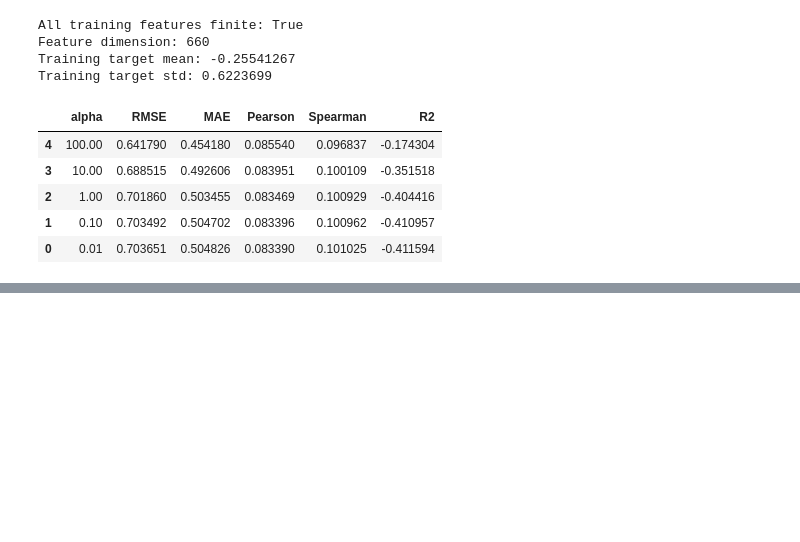
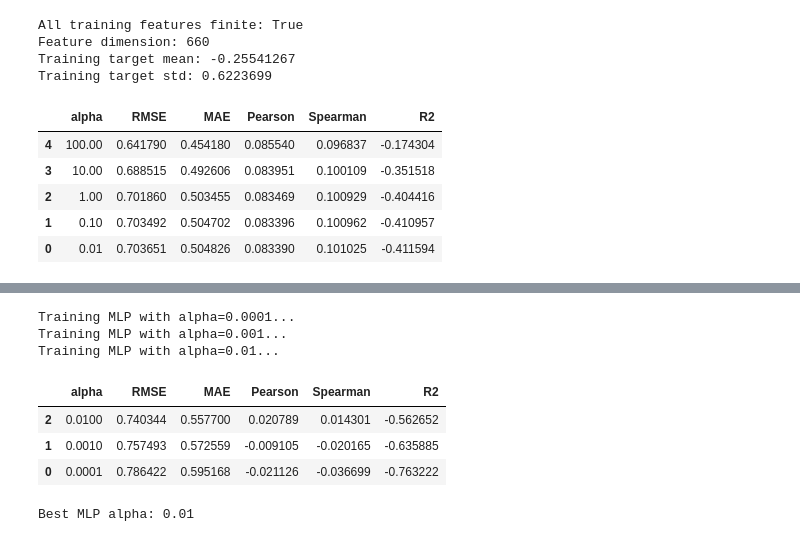
Before and after one commit to subhash-kurmana/Mandrake-Bio, a Jupyter notebook: notebooks/03_esm2_activity_prediction.ipynb, the cells around one changed output, grey strips where cells are left out. Drawn from its saved outputs; the diff is of its cells as text; code cells hidden in the pictures; blank space fills up the shorter version.

```diff
--- a/notebooks/03_esm2_activity_prediction.ipynb
+++ b/notebooks/03_esm2_activity_prediction.ipynb
@@ -807,0 +867,70 @@ display(
+# %%
+# Select the MLP regularization strength using the validation set only.
+# The primary test set remains untouched.
+
+mlp_alphas = [
+    0.0001,
+    0.001,
+    0.01
+]
+
+esm_mlp_results = []
+
+for alpha in mlp_alphas:
+
+    print(f"Training MLP with alpha={alpha}...")
+
+    model = build_esm_mlp_model(
+        alpha=alpha
+    )
+
+    model.fit(
+        X_train_pos,
+        y_train_pos
+    )
+
+    val_pred = model.predict(
+        X_val_pos
+    )
+
+    metrics = regression_metrics(
+        y_val_pos,
+        val_pred
+    )
+
+    esm_mlp_results.append({
+        "alpha": alpha,
+        **metrics
+    })
+
+
+esm_mlp_results = pd.DataFrame(
+    esm_mlp_results
+)
+
+display(
+    esm_mlp_results.sort_values(
+        "RMSE"
+    )
+)
+# %% [output]
+Training MLP with alpha=0.0001...
+Training MLP with alpha=0.001...
+Training MLP with alpha=0.01...
+|  | alpha | RMSE | MAE | Pearson | Spearman | R2 |
+| 2 | 0.0100 | 0.740344 | 0.557700 | 0.020789 | 0.014301 | -0.562652 |
+| 1 | 0.0010 | 0.757493 | 0.572559 | -0.009105 | -0.020165 | -0.635885 |
+| 0 | 0.0001 | 0.786422 | 0.595168 | -0.021126 | -0.036699 | -0.763222 |
+# %%
+# Choose the MLP hyperparameter using validation RMSE.
+# No test-set information is used here.
+
+best_alpha_mlp = (
+    esm_mlp_results
+    .sort_values("RMSE")
+    .iloc[0]["alpha"]
+)
+
+print("Best MLP alpha:", best_alpha_mlp)
+# %% [output]
+Best MLP alpha: 0.01
```
Also changed, not shown: parts of 3 cells of this notebook.
